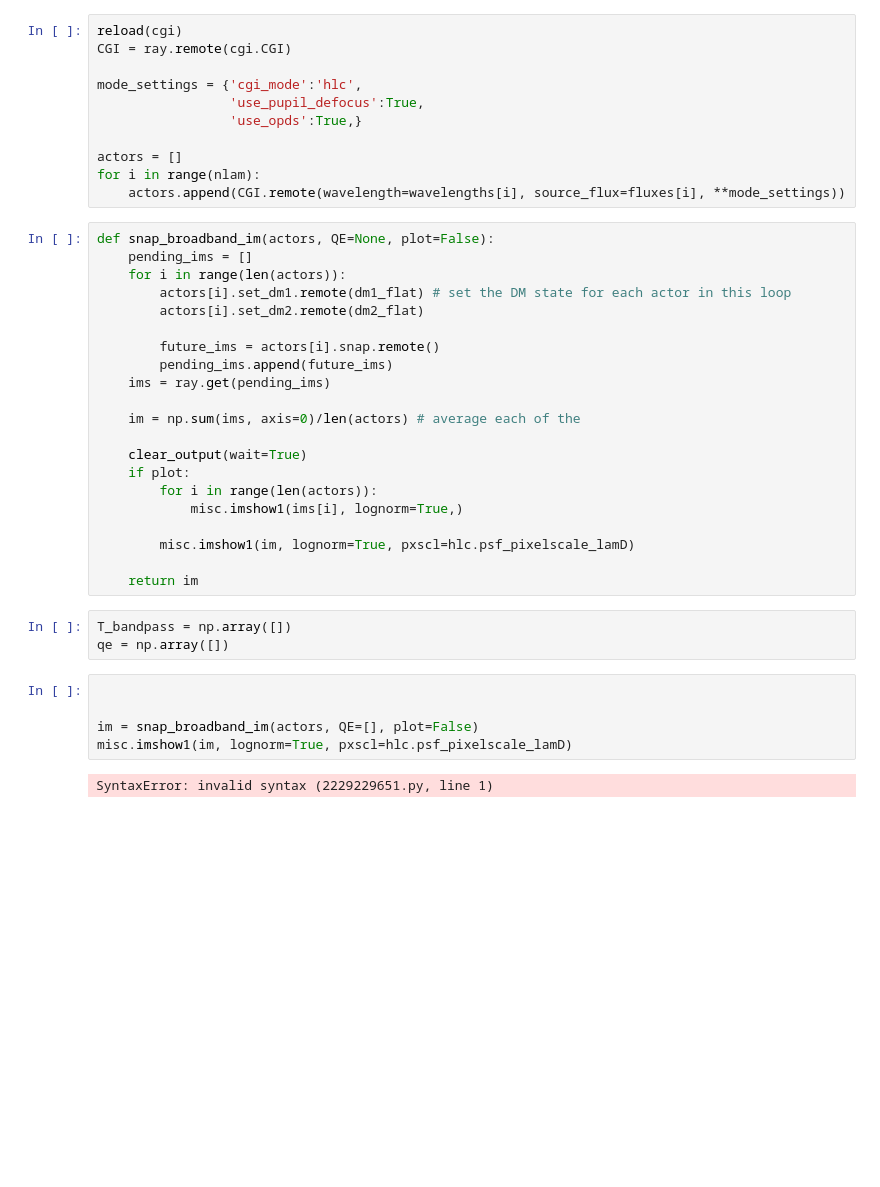
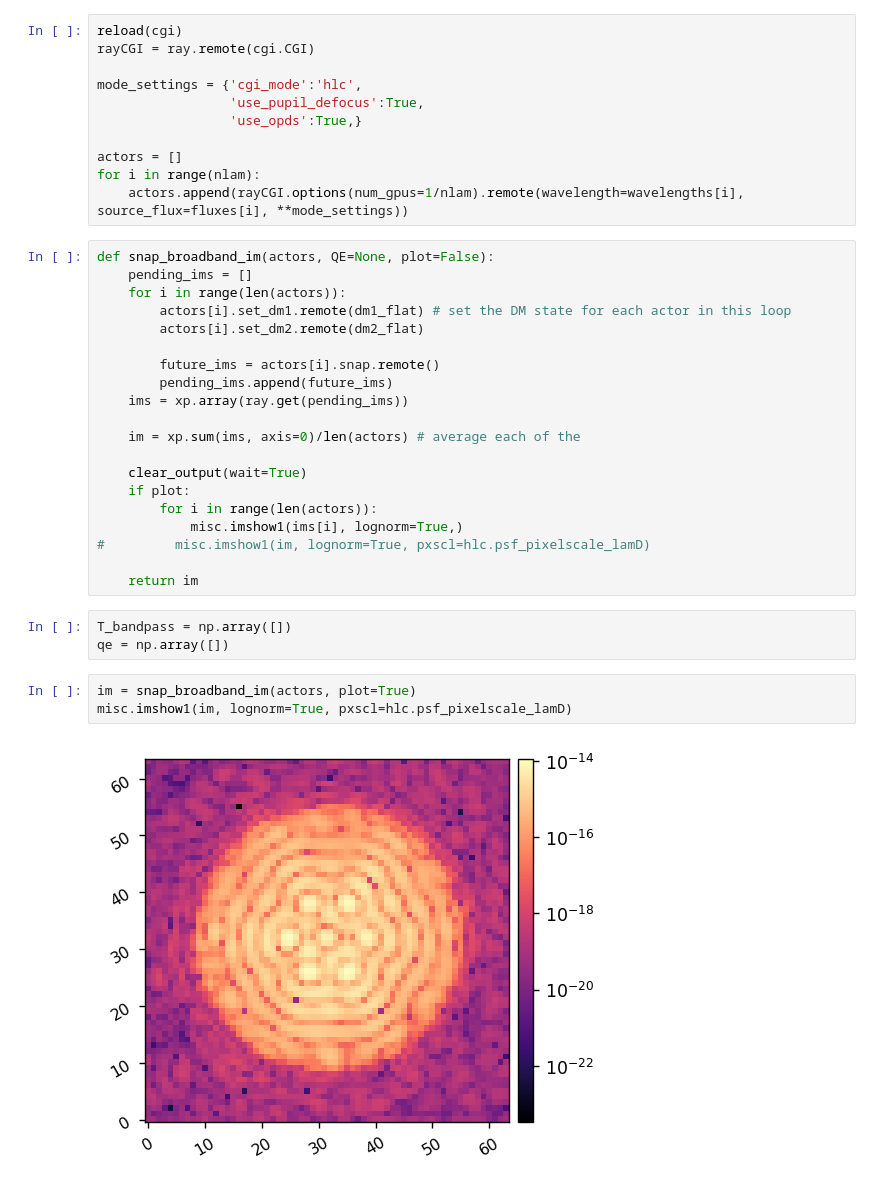
Before and after one commit to kian1377/cgi_phasec_poppy, a Jupyter notebook: example-notebooks/hlc_simulations_with_noise.ipynb, the cells around one changed output. Saved outputs shown, nothing was run; the diff lists cells and outputs as text; blank space fills up the shorter version.

```diff
--- a/example-notebooks/hlc_simulations_with_noise.ipynb
+++ b/example-notebooks/hlc_simulations_with_noise.ipynb
@@ -110,6 +176,6 @@ misc.imshow1(im, lognorm=True)
 # %%
 reload(cgi)
-CGI = ray.remote(cgi.CGI)
+rayCGI = ray.remote(cgi.CGI)
 
 mode_settings = {'cgi_mode':'hlc',
                  'use_pupil_defocus':True,
@@ -117,7 +183,7 @@ mode_settings = {'cgi_mode':'hlc',
 
 actors = []
 for i in range(nlam):
-    actors.append(CGI.remote(wavelength=wavelengths[i], source_flux=fluxes[i], **mode_settings))
+    actors.append(rayCGI.options(num_gpus=1/nlam).remote(wavelength=wavelengths[i], source_flux=fluxes[i], **mode_settings))
 # %%
 def snap_broadband_im(actors, QE=None, plot=False):
     pending_ims = []
@@ -127,25 +193,22 @@ def snap_broadband_im(actors, QE=None, plot=False):
 
         future_ims = actors[i].snap.remote()
         pending_ims.append(future_ims)
-    ims = ray.get(pending_ims)
+    ims = xp.array(ray.get(pending_ims))
 
-    im = np.sum(ims, axis=0)/len(actors) # average each of the
+    im = xp.sum(ims, axis=0)/len(actors) # average each of the
 
     clear_output(wait=True)
     if plot:
         for i in range(len(actors)):
             misc.imshow1(ims[i], lognorm=True,)
-
-        misc.imshow1(im, lognorm=True, pxscl=hlc.psf_pixelscale_lamD)
+#         misc.imshow1(im, lognorm=True, pxscl=hlc.psf_pixelscale_lamD)
 
     return im
 # %%
 T_bandpass = np.array([])
 qe = np.array([])
 # %%
-
-
-im = snap_broadband_im(actors, QE=[], plot=False)
+im = snap_broadband_im(actors, plot=True)
 misc.imshow1(im, lognorm=True, pxscl=hlc.psf_pixelscale_lamD)
 # %% [output]
-SyntaxError: invalid syntax (2229229651.py, line 1)
+[figure, added]
```
Also changed, not shown: parts of 5 cells of this notebook, 1 other file.
